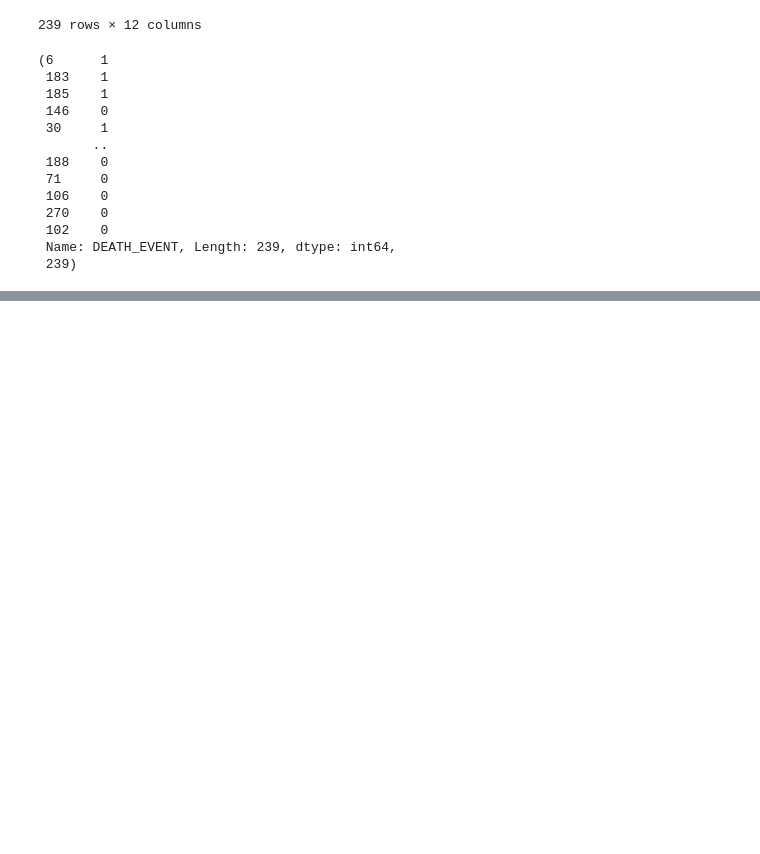
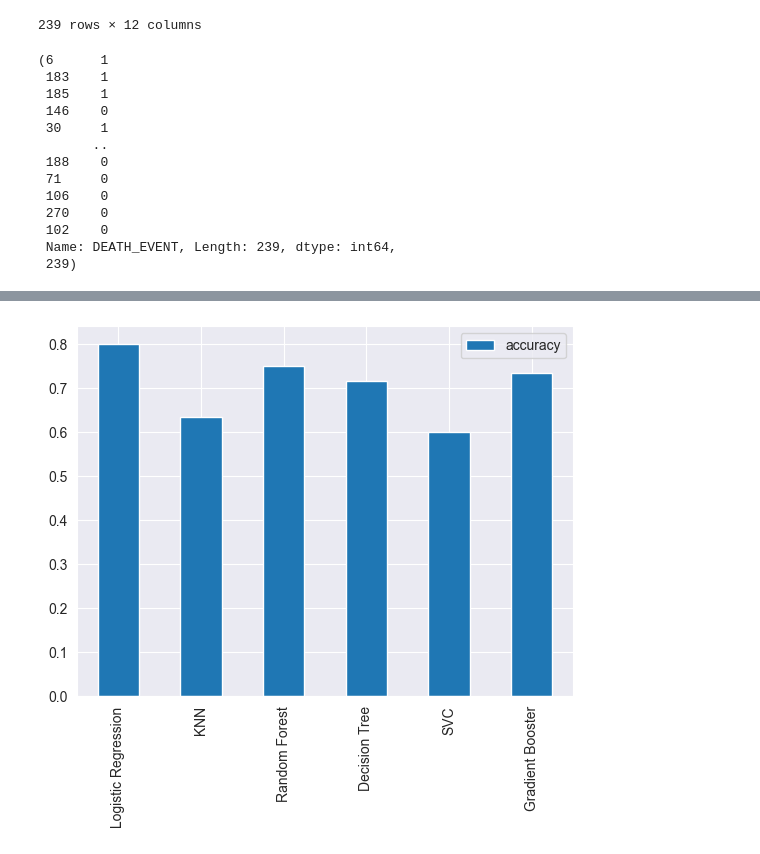
Before and after one commit to tpatel27/ML-Group-Assignment, a Jupyter notebook: notebook/heart_failure_analysis.ipynb, the cells around one changed output, grey strips where cells are left out. Saved outputs shown, nothing was run; the diff lists cells and outputs as text; code cells hidden in the pictures; blank space fills up the shorter version.

Commit message:
modelling and predictions done

```diff
--- a/notebook/heart_failure_analysis.ipynb
+++ b/notebook/heart_failure_analysis.ipynb
@@ -317,26 +321,15 @@ y_train, len(y_train)
 models = {"Logistic Regression": LogisticRegression(),
           "KNN": KNeighborsClassifier(),
           "Random Forest": RandomForestClassifier(),
+          "Decision Tree": DecisionTreeClassifier(),
+          "SVC": SVC(),
           "Gradient Booster": GradientBoostingClassifier()}
 
 # Create a function to fit and score models
 def fit_and_score(models, X_train, X_test, y_train, y_test):
-    """
-    Fits and evaluates given machine learning models.
-    models: a dict of different Scikit-Learn machine learning models
-    X_train: training data (no labels)
-    X_test: testing data (no labels)
-    y_train: training labels
-    y_test: test labels
-    """
-    # set random seed
-    np.random.seed(42)
-    # Make a dictionary to keep model scores
+    np.random.seed(10)
     model_scores = {}
-    # Loop through models
     for name, model in models.items():
-        # Fit the model to the data
         model.fit(X_train, y_train)
-        # Evaluate the model and append its score to model_scores
         model_scores[name] = model.score(X_test, y_test)
     return model_scores
@@ -361,0 +351,5 @@ Accuracy of Gradient Boosting is :  51.67%
+# %%
+model_compare = pd.DataFrame(model_scores, index=["accuracy"])
+model_compare.T.plot.bar();
+# %% [output]
+[figure, added]
```
Also changed, not shown: parts of 4 cells of this notebook.
